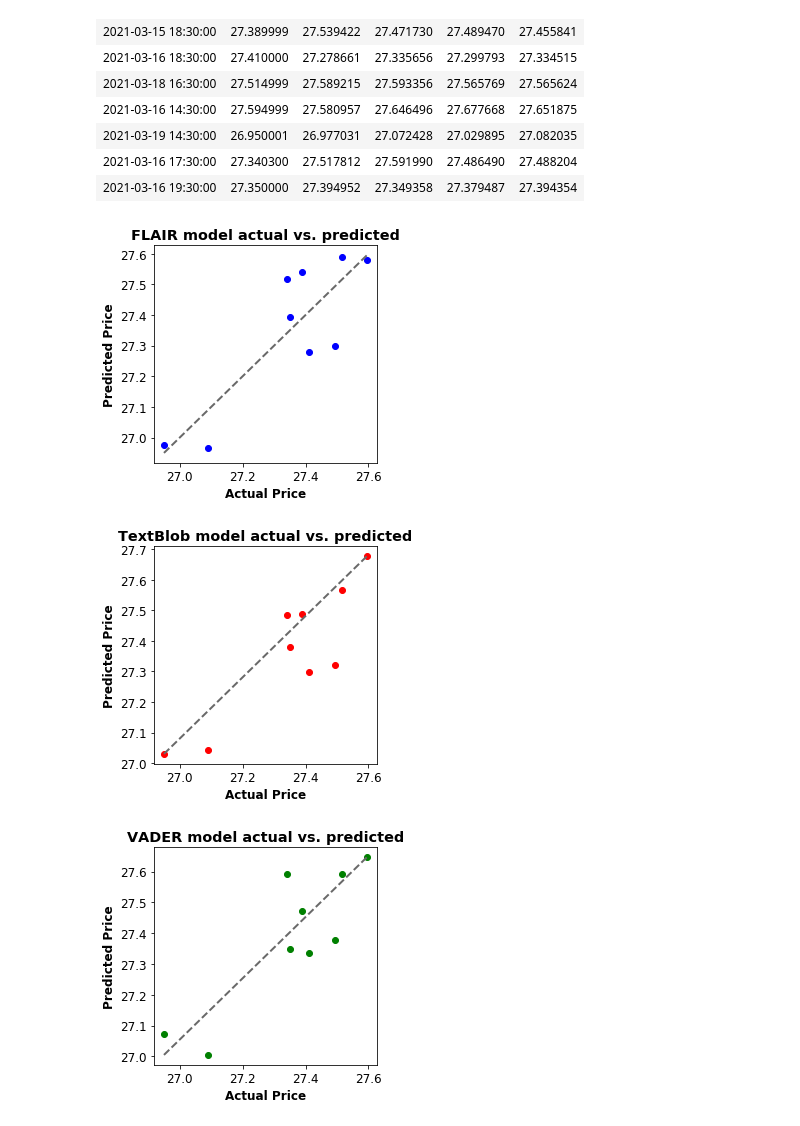
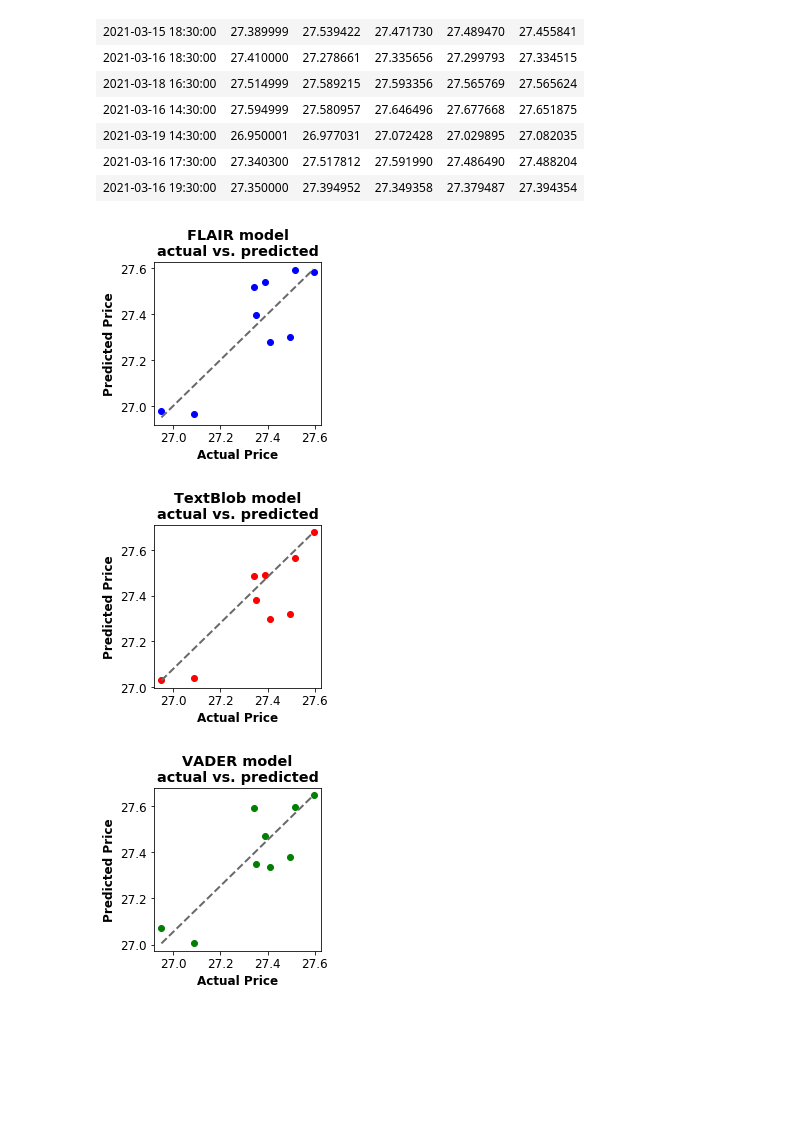
Before and after one commit to ml-group8/assignment, a Jupyter notebook: predict_stock_price_by_sentiment.ipynb, the cells around one changed output. Saved outputs shown, nothing was run; the diff lists cells and outputs as text; code cells hidden in the pictures; blank space fills up the shorter version.

```diff
--- a/predict_stock_price_by_sentiment.ipynb
+++ b/predict_stock_price_by_sentiment.ipynb
@@ -347,7 +346,7 @@ series_df
 | 2021-03-16 19:30:00 | 27.350000 | 27.394952 | 27.349358 | 27.379487 | 27.394354 |
 # %%
 def plot_actual_vs_predicted(actual_prices, predicted_prices, color, title):
-    plt.rcParams['figure.figsize']=(4,4) # set the figure size
+    plt.rcParams['figure.figsize']=(3,3) # set the figure size
     plt.rcParams.update({'font.size': 12})
     plt.plot(actual_prices, predicted_prices, linestyle='none', marker='o', color=color)
     plt.xlabel('Actual Price', fontweight='bold')
@@ -371,15 +370,15 @@ def plot_actual_vs_predicted(actual_prices, predicted_prices, color, title):
         else:
             plt.plot(y_lim, x_lim, linewidth=2, linestyle='dashed', color='dimgrey')
 # %%
-plot_actual_vs_predicted(series_df['Close'], series_df['flair'], color='blue', title='FLAIR model actual vs. predicted')
+plot_actual_vs_predicted(series_df['Close'], series_df['flair'], color='blue', title='FLAIR model\nactual vs. predicted')
 # %% [output]
-[figure, old version]
+[figure, new version]
 # %%
-plot_actual_vs_predicted(series_df['Close'], series_df['textblob'], color='red', title='TextBlob model actual vs. predicted')
+plot_actual_vs_predicted(series_df['Close'], series_df['textblob'], color='red', title='TextBlob model\nactual vs. predicted')
 # %% [output]
-[figure, old version]
+[figure, new version]
 # %%
-plot_actual_vs_predicted(series_df['Close'], series_df['vader'], color='green', title='VADER model actual vs. predicted')
+plot_actual_vs_predicted(series_df['Close'], series_df['vader'], color='green', title='VADER model\nactual vs. predicted')
 # %% [output]
-[figure, old version]
+[figure, new version]
 # %%
```
Also changed, not shown: parts of 3 cells of this notebook.
